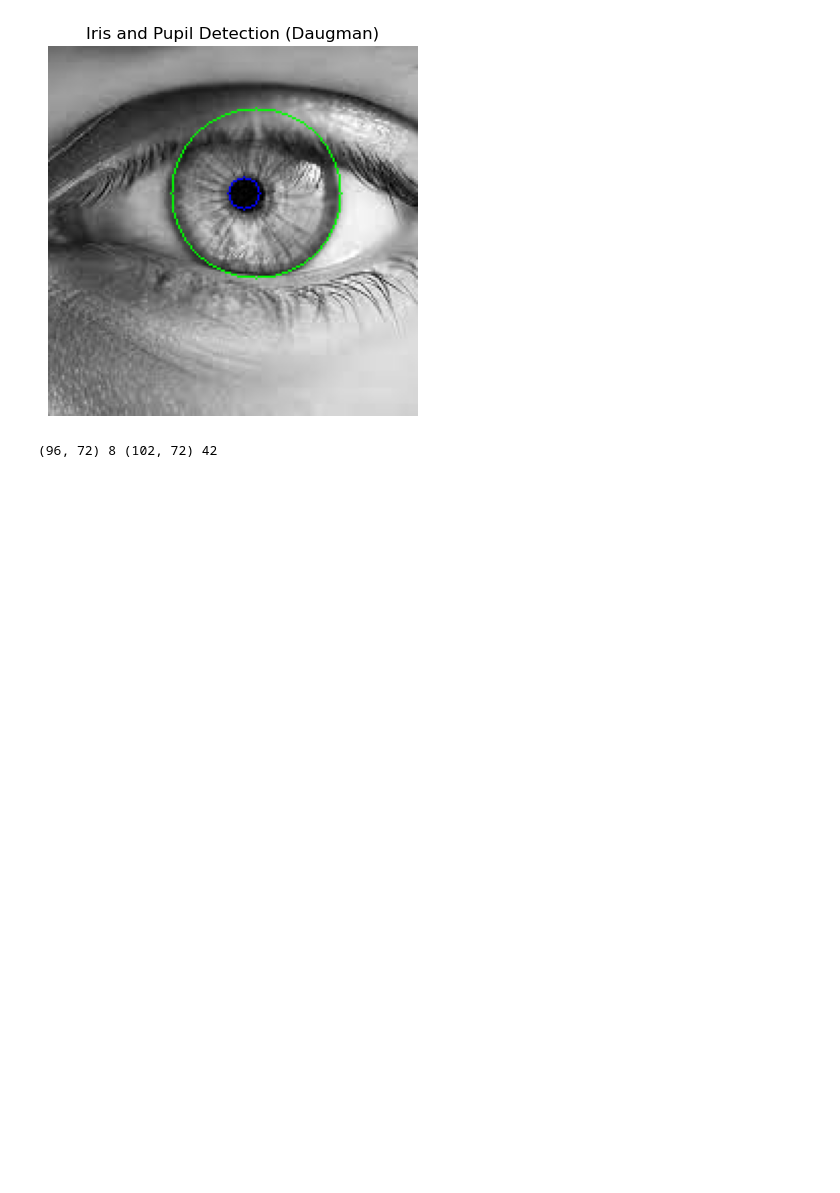
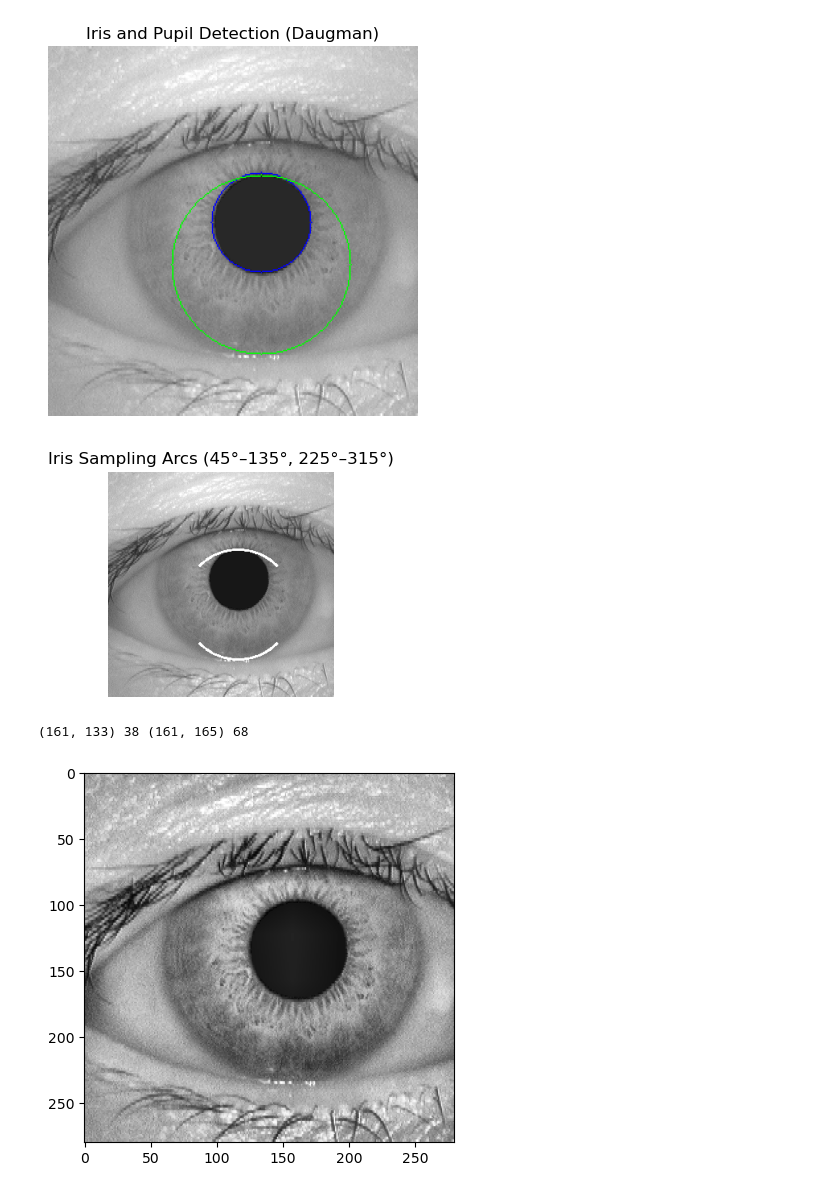
Before and after one commit to Oestertje21/ACV-PR, a Jupyter notebook: project (1).ipynb, the cells around one changed output. Drawn from its saved outputs; the diff is of its cells as text; code cells hidden in the pictures; blank space fills up the shorter version.

```diff
--- a/project (1).ipynb
+++ b/project (1).ipynb
@@ -101,11 +185,13 @@ def segment_iris_and_pupil(image_path: str):
     return pupil_center, pupil_r, iris_center, iris_r, gray
 # %%
-img_path = "eye1.jpg"
+img_path = "eye.bmp"
 pupil_center, pupil_r, iris_center, iris_r, image = segment_iris_and_pupil(img_path)
 print(pupil_center, pupil_r, iris_center, iris_r)
 # %% [output]
-[figure, old version]
+[figure, new version]
+[figure, added]
-(96, 72) 8 (102, 72) 42
+(161, 133) 38 (161, 165) 68
+[figure, added]
 # %%
 def normalize_iris(image, pupil_center, pupil_radius, iris_center, iris_radius, n_theta=720, n_r=128):
     # Step 1: Generate theta and r
```
Also changed, not shown: parts of 4 cells of this notebook, 3 other files.
